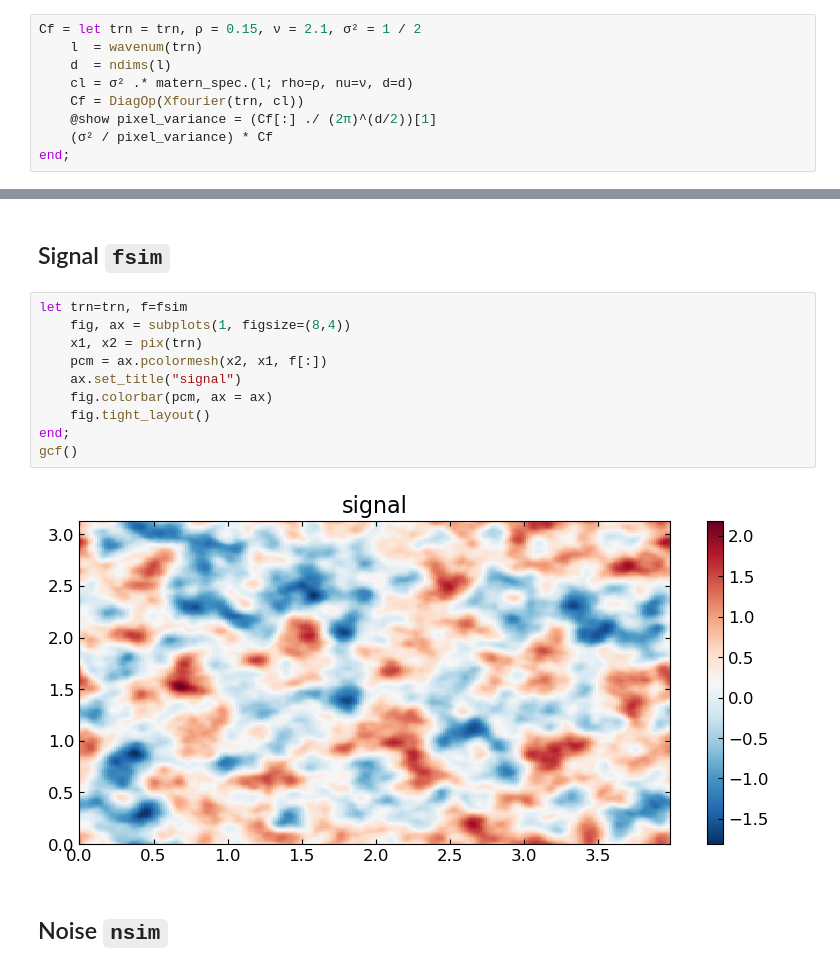
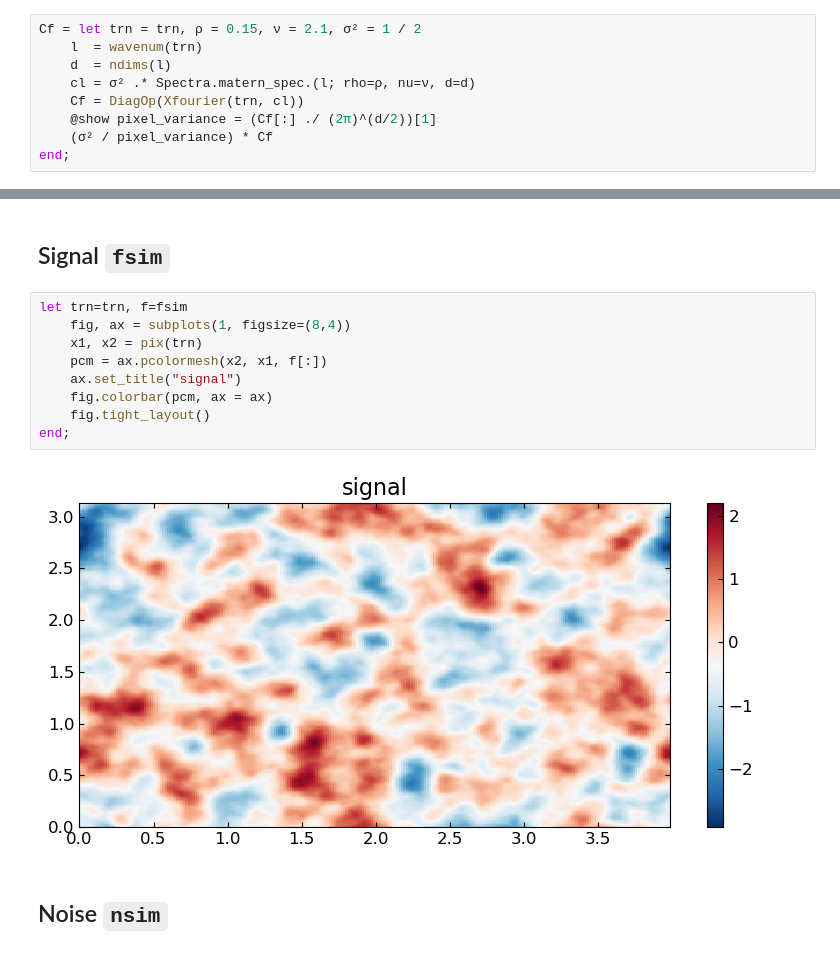
Before and after one commit to EthanAnderes/XFields.jl, a Jupyter notebook: examples/wiener_filter/example.ipynb, the cells around one changed output, grey strips where cells are left out. Saved outputs shown, nothing was run; the diff lists cells and outputs as text.

Commit message:
fix WF example that tried to call non-exported method from Spectra

```diff
--- a/examples/wiener_filter/example.ipynb
+++ b/examples/wiener_filter/example.ipynb
@@ -22,7 +22,7 @@ Here we use Matern spectral densities
 Cf = let trn = trn, ρ = 0.15, ν = 2.1, σ² = 1 / 2
     l  = wavenum(trn)
     d  = ndims(l)
-    cl = σ² .* matern_spec.(l; rho=ρ, nu=ν, d=d)
+    cl = σ² .* Spectra.matern_spec.(l; rho=ρ, nu=ν, d=d)
     Cf = DiagOp(Xfourier(trn, cl))
     @show pixel_variance = (Cf[:] ./ (2π)^(d/2))[1]
     (σ² / pixel_variance) * Cf
@@ -105,15 +105,14 @@ Plots of the signal, noise and data
 # %%
 let trn=trn, f=fsim
     fig, ax = subplots(1, figsize=(8,4))
     x1, x2 = pix(trn)
     pcm = ax.pcolormesh(x2, x1, f[:])
     ax.set_title("signal")
     fig.colorbar(pcm, ax = ax)
     fig.tight_layout()
 end;
-gcf()
 # %% [output]
-[figure, old version]
+[figure, new version]
 # %% [markdown]
 ## Noise `nsim`
 # %%
```
Also changed, not shown: parts of 6 cells of this notebook, 1 other file.
